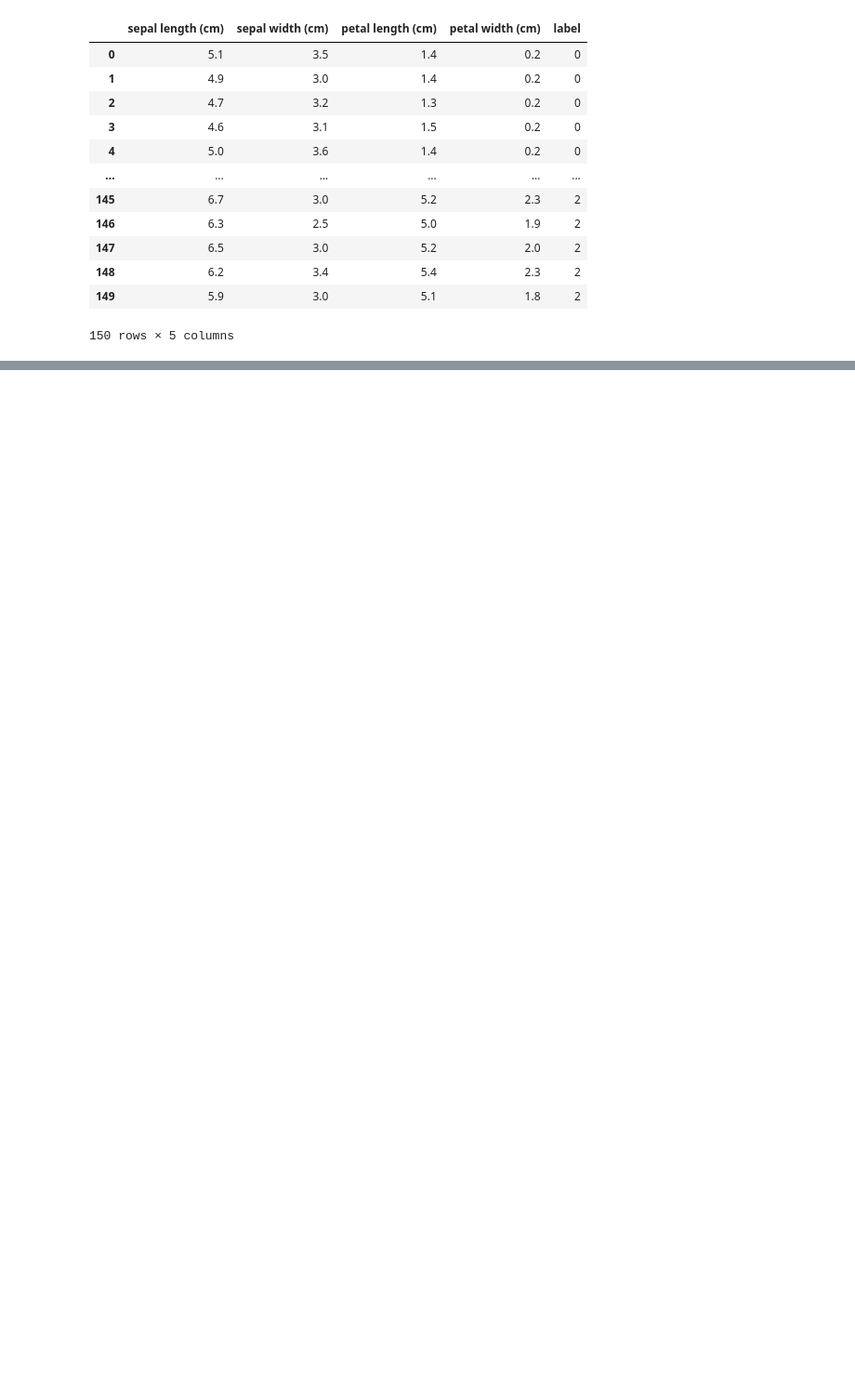
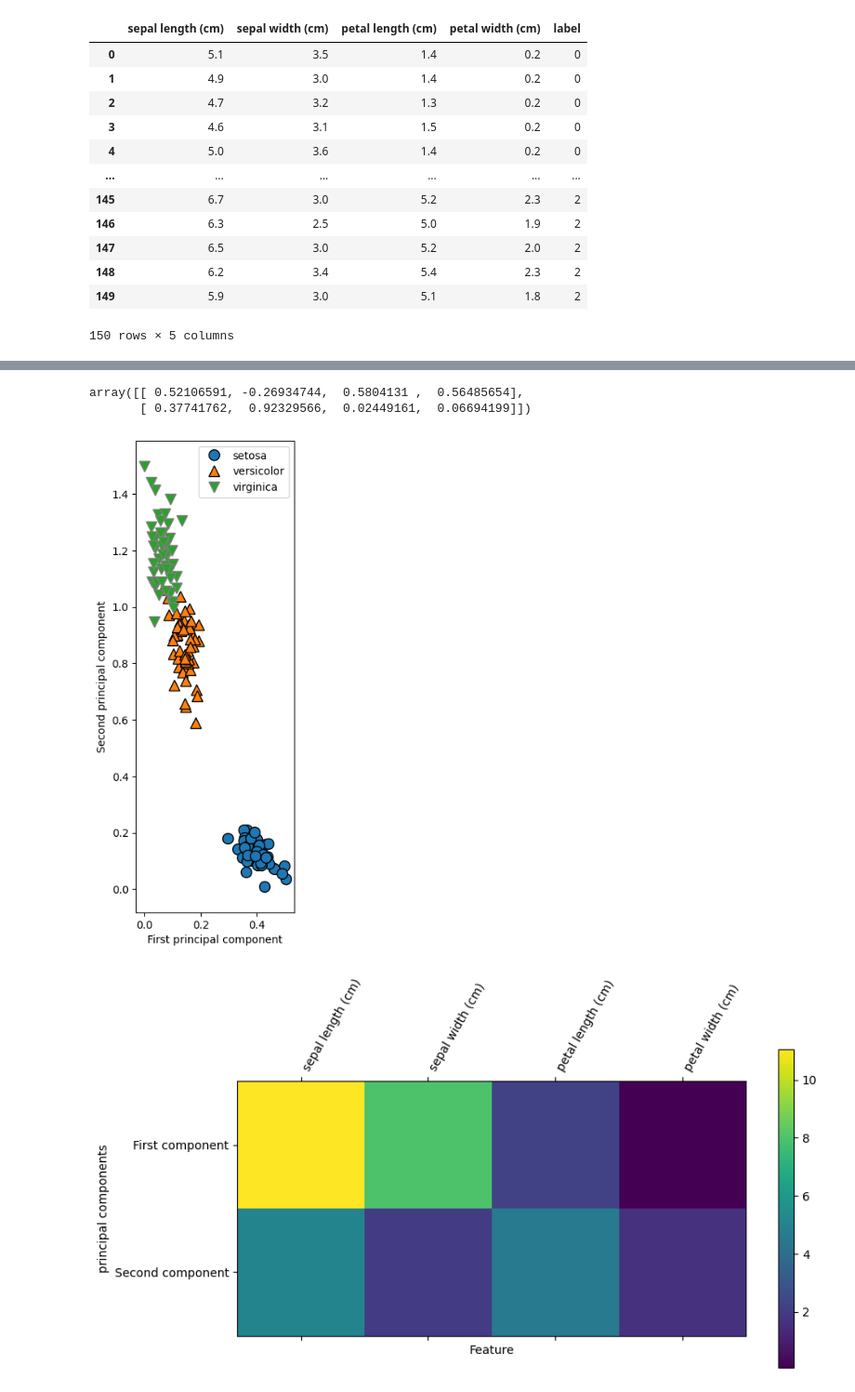
Before and after one commit to kanta-program-account/AnalyzeIris, a Jupyter notebook: Analyzeiris.ipynb, the cells around one changed output, grey strips where cells are left out. Shown: that part at 93% size. Drawn from its saved outputs; the diff is of its cells as text; code cells hidden in the pictures; blank space fills up the shorter version.

```diff
--- a/Analyzeiris.ipynb
+++ b/Analyzeiris.ipynb
@@ -61,6 +87,12 @@ df_pca
 # %%
-X_pca.components_
+pca.components_
+# %% [output]
+array([[ 0.52106591, -0.26934744,  0.5804131 ,  0.56485654],
+       [ 0.37741762,  0.92329566,  0.02449161,  0.06694199]])
 # %%
-X_scaled, df_nmf, X_nmf = iris.PlotNMF(n_components=2)
+df_X, df_nmf, nmf = iris.PlotNMF(n_components=2)
+# %% [output]
+[figure, added]
+[figure, added]
 # %%
 iris.PlotTSNE()
```
Also changed, not shown: parts of 13 cells of this notebook, 1 other file.
